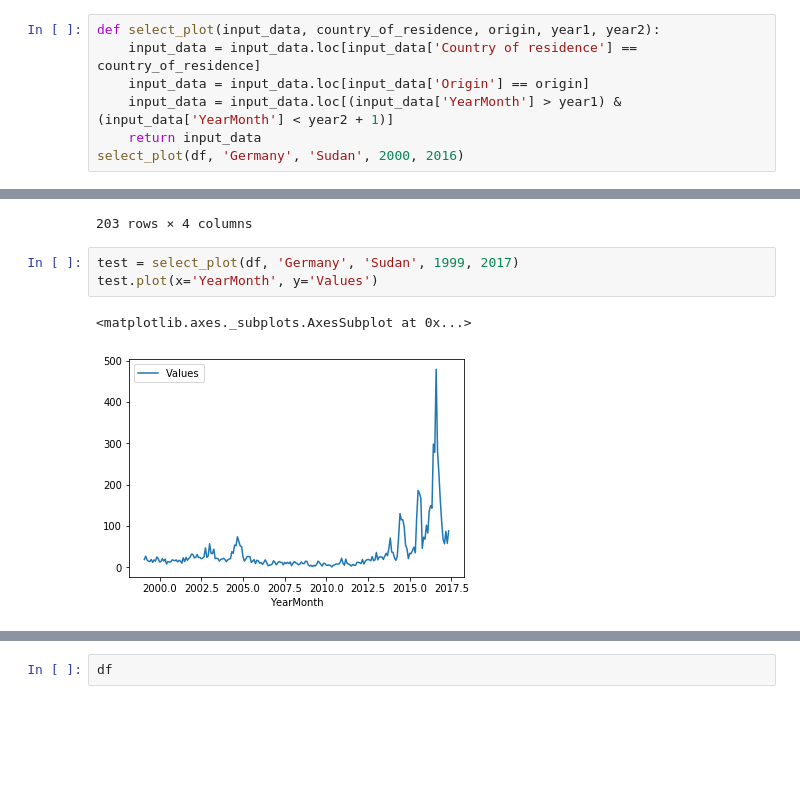
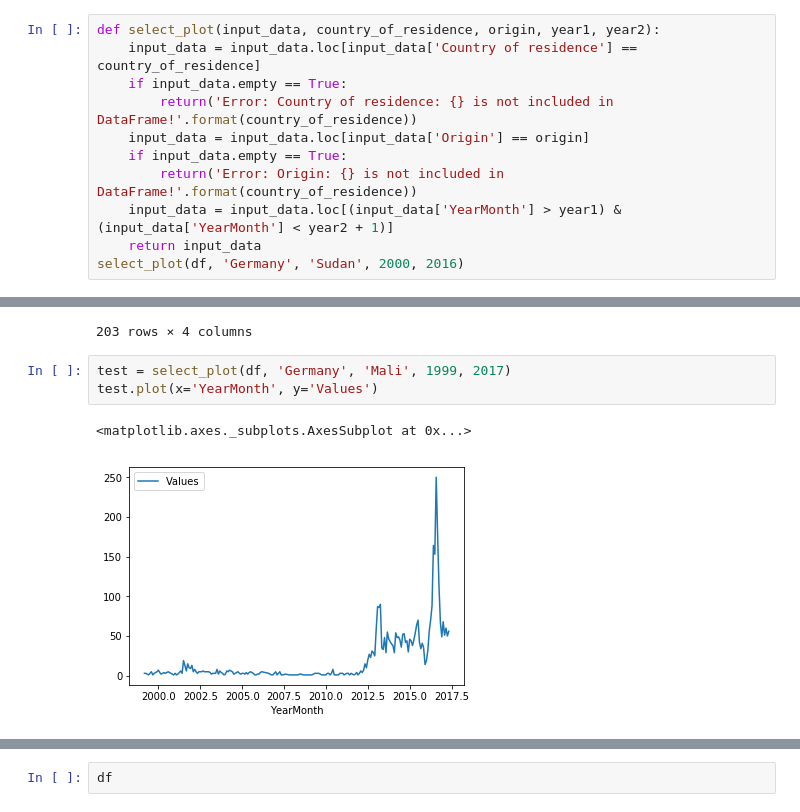
Before and after one commit to Take2001/DataProcessing, a Jupyter notebook: klad/Bob/csv.ipynb, the cells around one changed output, grey strips where cells are left out. Saved outputs shown, nothing was run; the diff lists cells and outputs as text; blank space fills up the shorter version.

Commit message:
added error messages

```diff
--- a/klad/Bob/csv.ipynb
+++ b/klad/Bob/csv.ipynb
@@ -18,7 +18,11 @@ df = pd.DataFrame(raw_data)
 # %%
 def select_plot(input_data, country_of_residence, origin, year1, year2):
     input_data = input_data.loc[input_data['Country of residence'] == country_of_residence]
+    if input_data.empty == True:
+        return('Error: Country of residence: {} is not included in DataFrame!'.format(country_of_residence))
     input_data = input_data.loc[input_data['Origin'] == origin]
+    if input_data.empty == True:
+        return('Error: Origin: {} is not included in DataFrame!'.format(country_of_residence))
     input_data = input_data.loc[(input_data['YearMonth'] > year1) & (input_data['YearMonth'] < year2 + 1)]
     return input_data
 select_plot(df, 'Germany', 'Sudan', 2000, 2016)
@@ -42,11 +46,11 @@ select_plot(df, 'Germany', 'Sudan', 2000, 2016)
 | 32824 | Germany | Sudan | 2016.916667 | 109 |
 203 rows × 4 columns
 # %%
-test = select_plot(df, 'Germany', 'Sudan', 1999, 2017)
+test = select_plot(df, 'Germany', 'Mali', 1999, 2017)
 test.plot(x='YearMonth', y='Values')
 # %% [output]
 <matplotlib.axes._subplots.AxesSubplot at 0x...>
-[figure, old version]
+[figure, new version]
 # %%
 country_of_residence = 'Netherlands'
 origin = 'Sudan'
```
Also changed, not shown: parts of 2 cells of this notebook.
